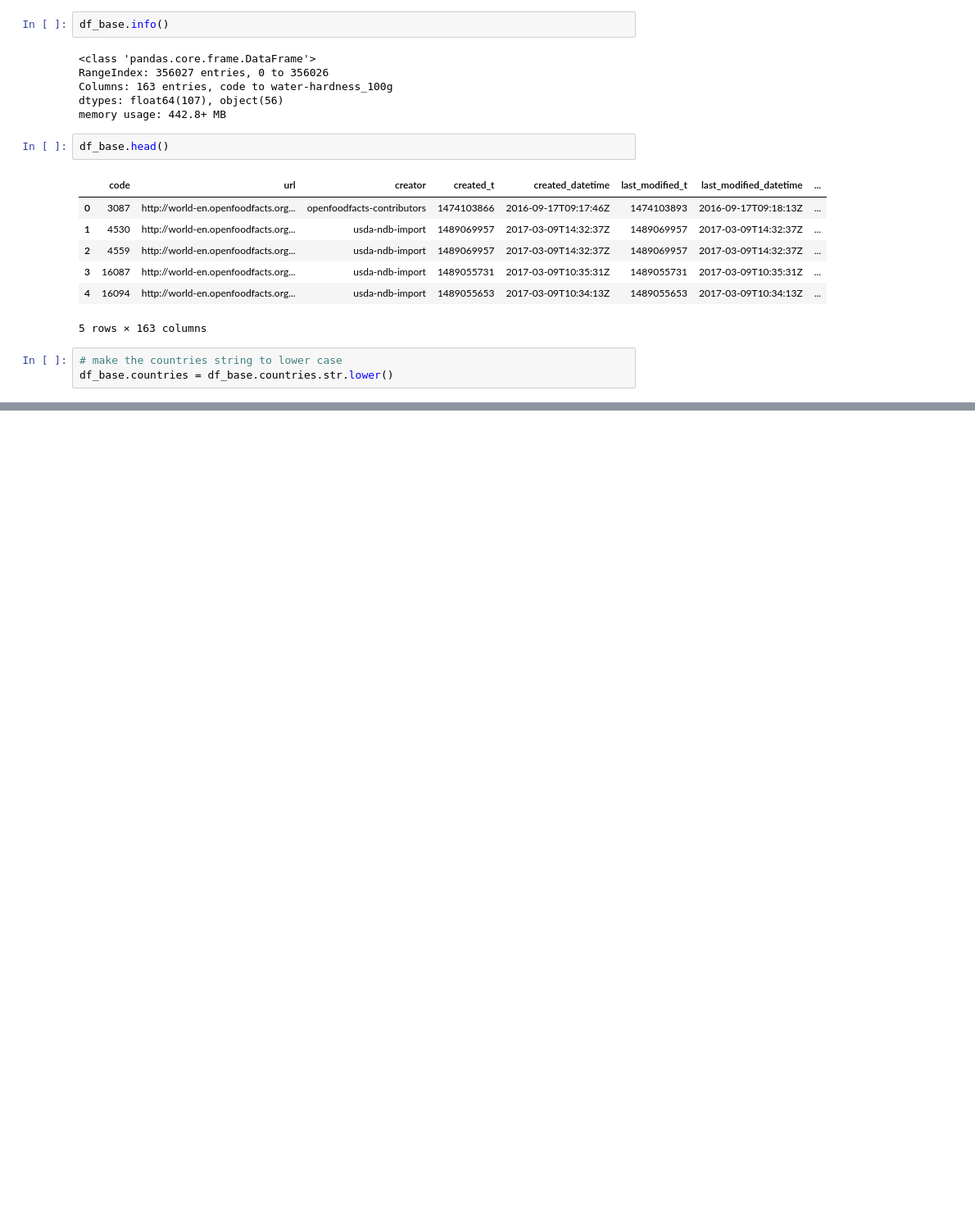
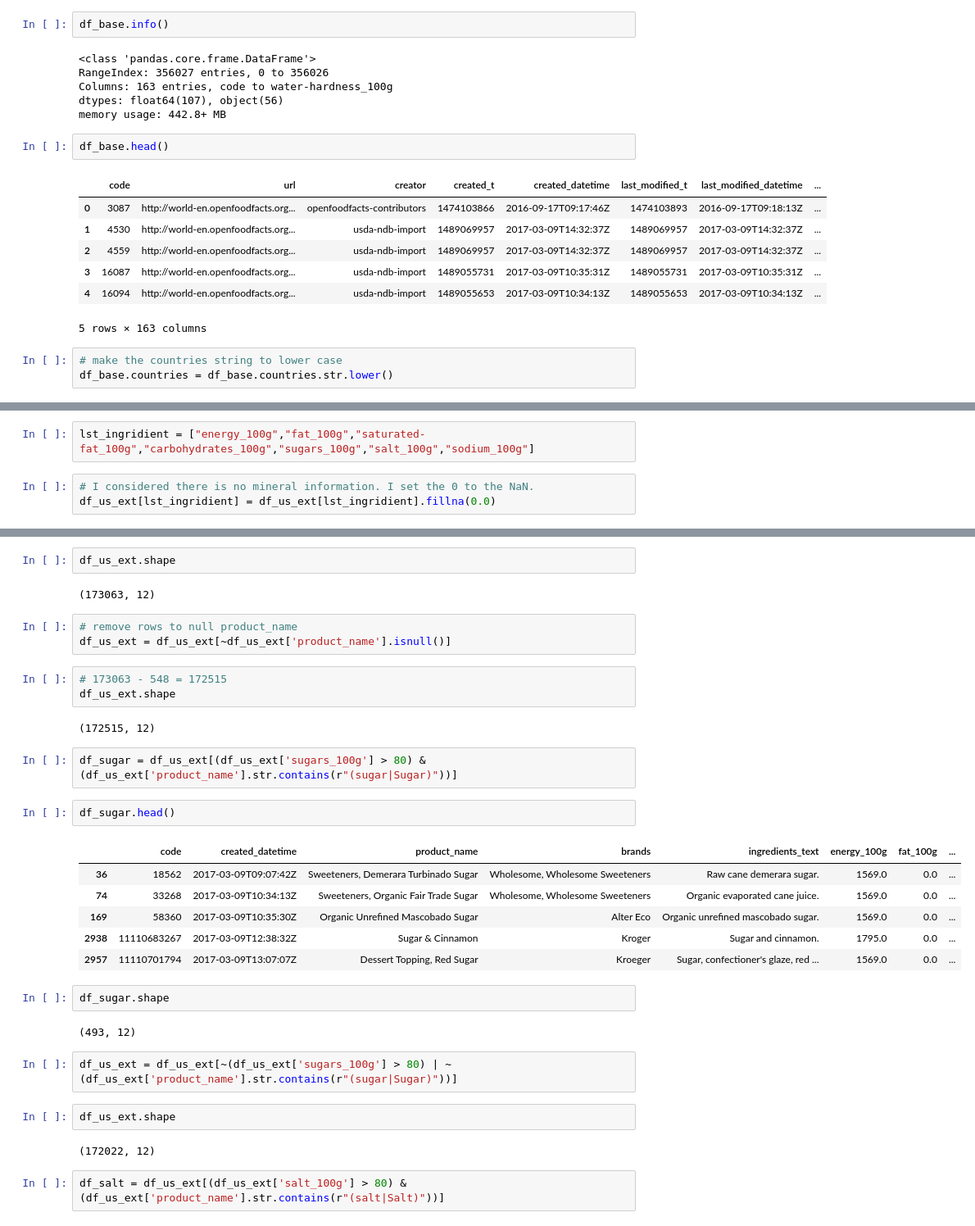
Before and after one commit to wits73/py_project, a Jupyter notebook: food_data_feature.ipynb, the cells around one changed output, grey strips where cells are left out. Shown at 82% size. Cells and saved outputs as stored; diff of their text form; blank space fills up the shorter version.

```diff
--- a/food_data_feature.ipynb
+++ b/food_data_feature.ipynb
@@ -455,0 +120,5 @@ df_us_rm_column_filtered.to_csv('data/food-facts/usa.featureEngineering.tsv', se
+# %%
+lst_ingridient = ["energy_100g","fat_100g","saturated-fat_100g","carbohydrates_100g","sugars_100g","salt_100g","sodium_100g"]
+# %%
+# I considered there is no mineral information. I set the 0 to the NaN.
+df_us_ext[lst_ingridient] = df_us_ext[lst_ingridient].fillna(0.0)
@@ -455,0 +147,35 @@ df_us_rm_column_filtered.to_csv('data/food-facts/usa.featureEngineering.tsv', se
+# %%
+df_us_ext.shape
+# %% [output]
+(173063, 12)
+# %%
+# remove rows to null product_name
+df_us_ext = df_us_ext[~df_us_ext['product_name'].isnull()]
+# %%
+# 173063 - 548 = 172515
+df_us_ext.shape
+# %% [output]
+(172515, 12)
+# %%
+df_sugar = df_us_ext[(df_us_ext['sugars_100g'] > 80) & (df_us_ext['product_name'].str.contains(r"(sugar|Sugar)"))]
+# %%
+df_sugar.head()
+# %% [output]
+|  | code | created_datetime | product_name | brands | ingredients_text | energy_100g | fat_100g | ... |
+| 36 | 18562 | 2017-03-09T09:07:42Z | Sweeteners, Demerara Turbinado Sugar | Wholesome, Wholesome Sweeteners | Raw cane demerara sugar. | 1569.0 | 0.0 | ... |
+| 74 | 33268 | 2017-03-09T10:34:13Z | Sweeteners, Organic Fair Trade Sugar | Wholesome, Wholesome Sweeteners | Organic evaporated cane juice. | 1569.0 | 0.0 | ... |
+| 169 | 58360 | 2017-03-09T10:35:30Z | Organic Unrefined Mascobado Sugar | Alter Eco | Organic unrefined mascobado sugar. | 1569.0 | 0.0 | ... |
+| 2938 | 11110683267 | 2017-03-09T12:38:32Z | Sugar & Cinnamon | Kroger | Sugar and cinnamon. | 1795.0 | 0.0 | ... |
+| 2957 | 11110701794 | 2017-03-09T13:07:07Z | Dessert Topping, Red Sugar | Kroeger | Sugar, confectioner's glaze, red ... | 1569.0 | 0.0 | ... |
+# %%
+df_sugar.shape
+# %% [output]
+(493, 12)
+# %%
+df_us_ext = df_us_ext[~(df_us_ext['sugars_100g'] > 80) | ~(df_us_ext['product_name'].str.contains(r"(sugar|Sugar)"))]
+# %%
+df_us_ext.shape
+# %% [output]
+(172022, 12)
+# %%
+df_salt = df_us_ext[(df_us_ext['salt_100g'] > 80) & (df_us_ext['product_name'].str.contains(r"(salt|Salt)"))]
```
Also changed, not shown: parts of 84 cells of this notebook, 3 other files.
